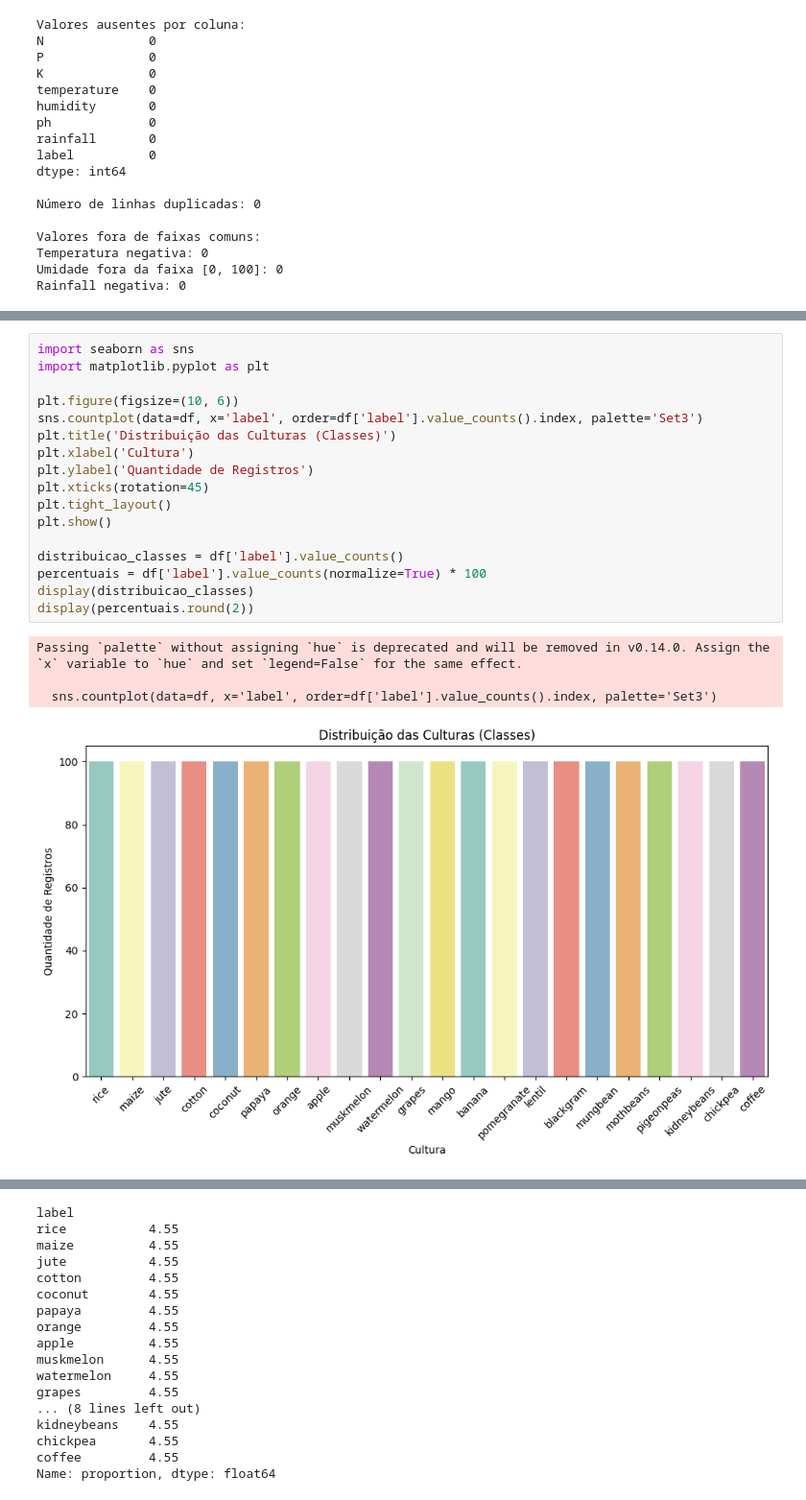
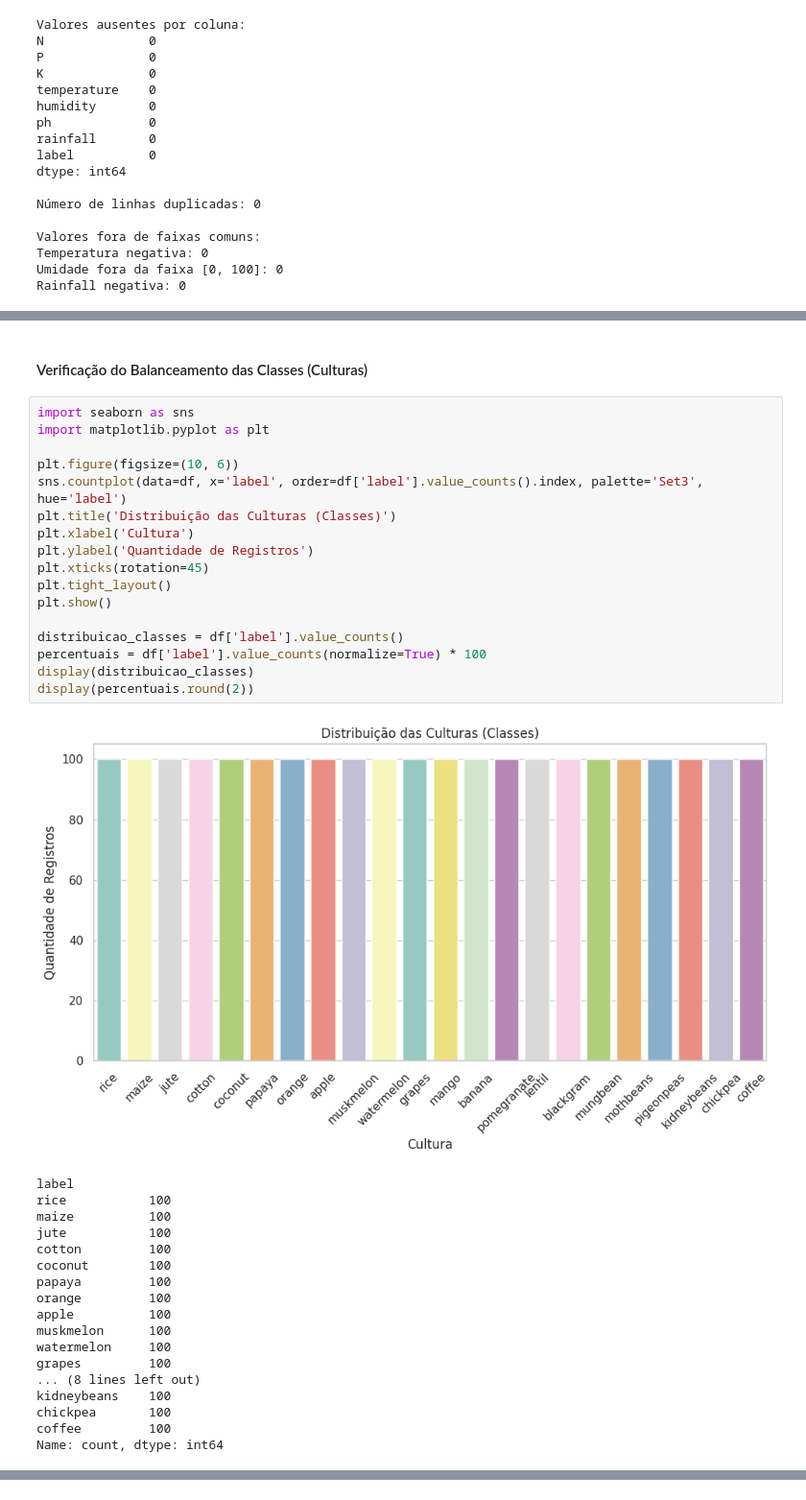
Before and after one commit to Fiap-RJ/Fase-3---Cap-14, a Jupyter notebook: ArthurAlentejo_RM564810_fase3_cap14.ipynb, the cells around one changed output, grey strips where cells are left out. Shown: that part at 96% size. Saved outputs shown, nothing was run; the diff lists cells and outputs as text.

```diff
--- a/ArthurAlentejo_RM564810_fase3_cap14.ipynb
+++ b/ArthurAlentejo_RM564810_fase3_cap14.ipynb
@@ -291,26 +284,42 @@ As principais observações são:
 Esse tipo de análise é útil para identificar colinearidade entre variáveis e orientar a seleção de atributos em etapas futuras, como modelagem preditiva.
 
 > ⚠️ A correlação não implica causalidade — variáveis correlacionadas podem estar relacionadas a uma terceira variável não considerada.
+# %% [markdown]
+#### Verificação do Balanceamento das Classes (Culturas)
 # %%
 import seaborn as sns
 import matplotlib.pyplot as plt
 
 plt.figure(figsize=(10, 6))
-sns.countplot(data=df, x='label', order=df['label'].value_counts().index, palette='Set3')
+sns.countplot(data=df, x='label', order=df['label'].value_counts().index, palette='Set3', hue='label')
 plt.title('Distribuição das Culturas (Classes)')
 plt.xlabel('Cultura')
 plt.ylabel('Quantidade de Registros')
 plt.xticks(rotation=45)
 plt.tight_layout()
 plt.show()
 
 distribuicao_classes = df['label'].value_counts()
 percentuais = df['label'].value_counts(normalize=True) * 100
 display(distribuicao_classes)
 display(percentuais.round(2))
 # %% [output]
+[figure, new version]
-Passing `palette` without assigning `hue` is deprecated and will be removed in v0.14.0. Assign the `x` variable to `hue` and set `legend=False` for the same effect.
-
-  sns.countplot(data=df, x='label', order=df['label'].value_counts().index, palette='Set3')
+label
+rice           100
+maize          100
+jute           100
+cotton         100
+coconut        100
+papaya         100
+orange         100
+apple          100
+muskmelon      100
+watermelon     100
+grapes         100
+... (8 lines left out)
+kidneybeans    100
+chickpea       100
+coffee         100
+Name: count, dtype: int64
-[figure, old version]
 label
@@ -333,17 +341,0 @@ Name: count, dtype: int64
-label
-rice           4.55
-maize          4.55
-jute           4.55
-cotton         4.55
-coconut        4.55
-papaya         4.55
-orange         4.55
-apple          4.55
-muskmelon      4.55
-watermelon     4.55
-grapes         4.55
-... (8 lines left out)
-kidneybeans    4.55
-chickpea       4.55
-coffee         4.55
-Name: proportion, dtype: float64
```
Also changed, not shown: parts of 21 cells of this notebook.
